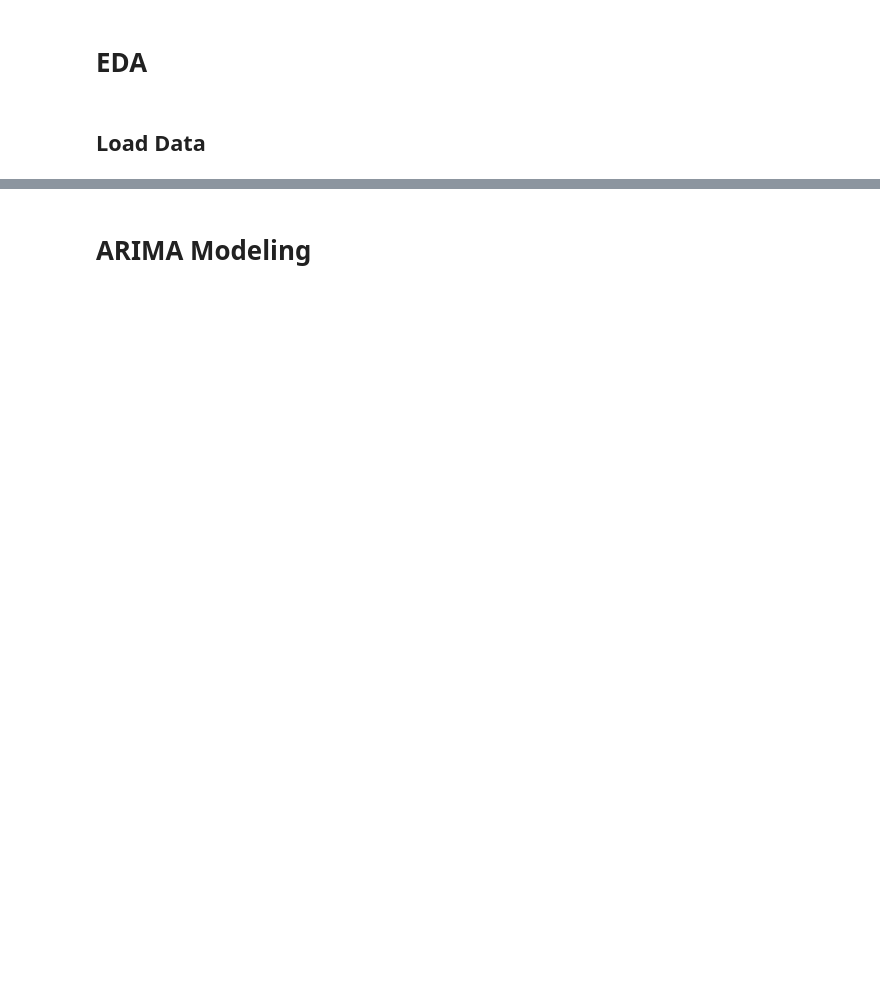
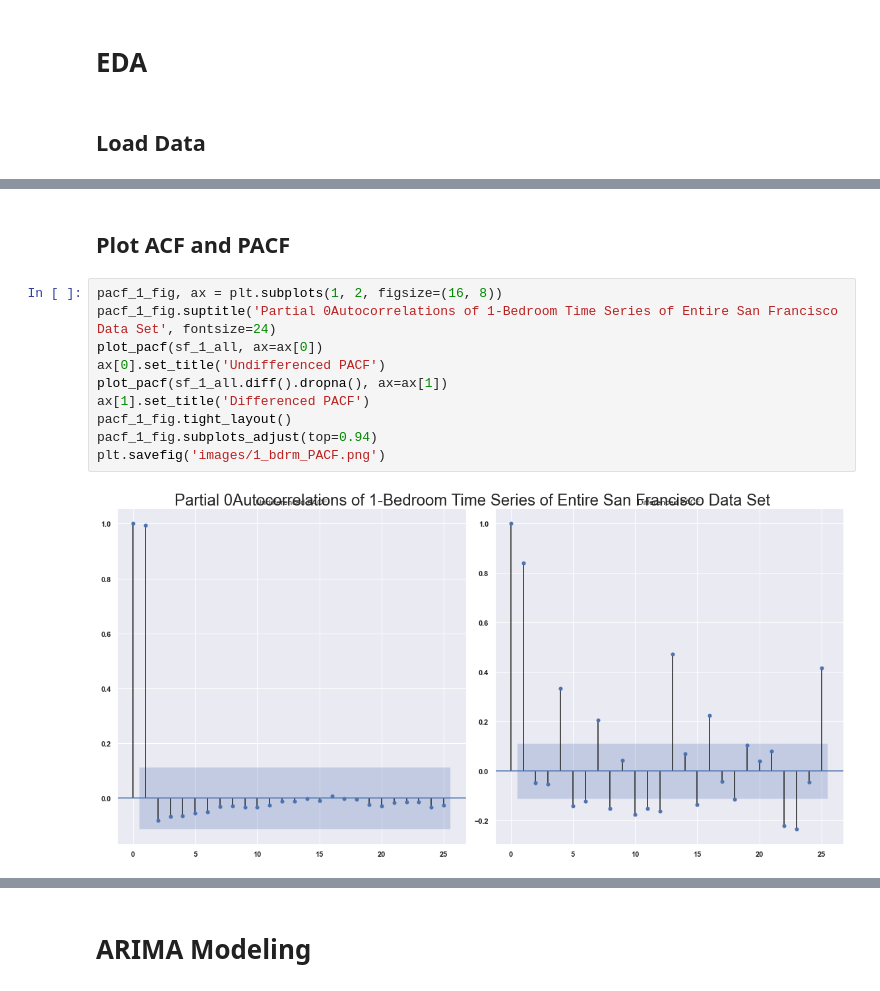
Before and after one commit to eggrollofchaos/zillow_housing_project, a Jupyter notebook: zillow_housing_final.ipynb, the cells around one changed output, grey strips where cells are left out. Drawn from its saved outputs; the diff is of its cells as text; blank space fills up the shorter version.

```diff
--- a/zillow_housing_final.ipynb
+++ b/zillow_housing_final.ipynb
@@ -170,0 +303,14 @@ la_train_dict = dict(zip(list(la_dict.keys()), la_train_dict_list))
+# %% [markdown]
+## Plot ACF and PACF
+# %%
+pacf_1_fig, ax = plt.subplots(1, 2, figsize=(16, 8))
+pacf_1_fig.suptitle('Partial 0Autocorrelations of 1-Bedroom Time Series of Entire San Francisco Data Set', fontsize=24)
+plot_pacf(sf_1_all, ax=ax[0])
+ax[0].set_title('Undifferenced PACF')
+plot_pacf(sf_1_all.diff().dropna(), ax=ax[1])
+ax[1].set_title('Differenced PACF')
+pacf_1_fig.tight_layout()
+pacf_1_fig.subplots_adjust(top=0.94)
+plt.savefig('images/1_bdrm_PACF.png')
+# %% [output]
+[figure, added]
```
Also changed, not shown: parts of 55 cells of this notebook, 15 other files.
